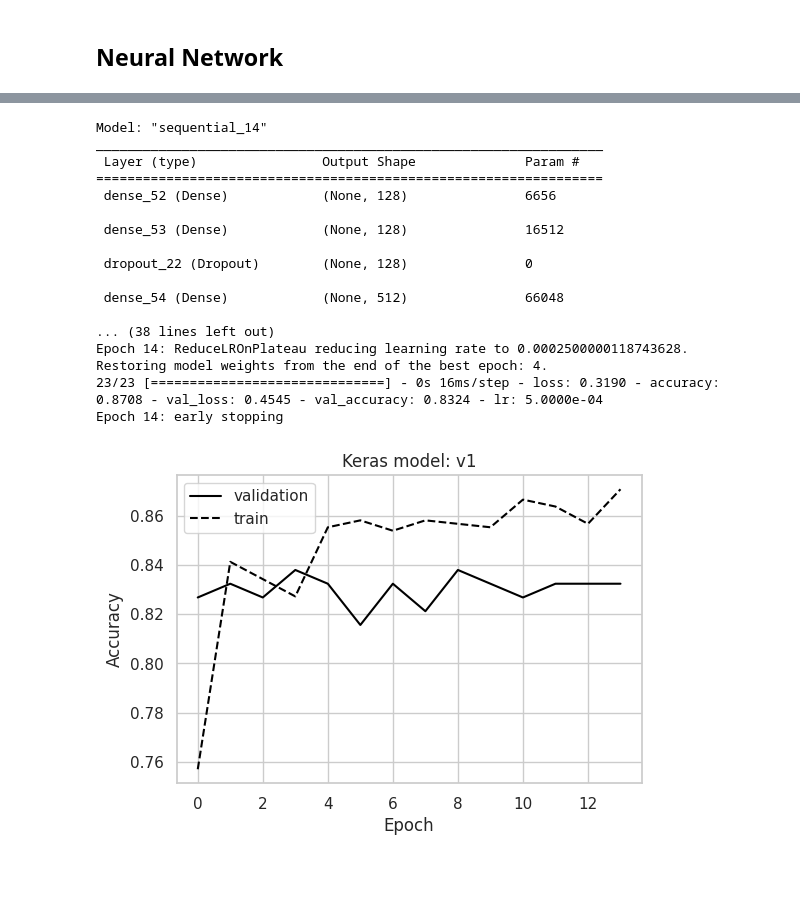
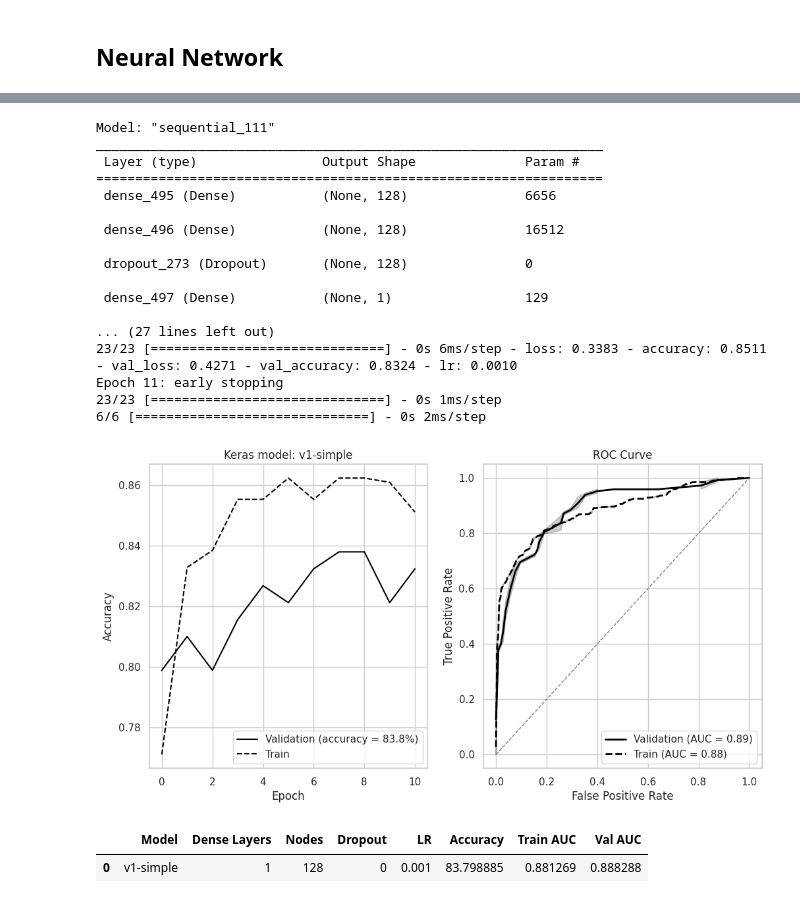
Before and after one commit to tommyarmstrong/Titanic, a Jupyter notebook: titanic_oct_2023.ipynb, the cells around one changed output, grey strips where cells are left out. Cells and saved outputs as stored; diff of their text form; code cells hidden in the pictures; blank space fills up the shorter version.

Commit message:
Completed models. Need to create predictions against test.

```diff
--- a/titanic_oct_2023.ipynb
+++ b/titanic_oct_2023.ipynb
@@ -405,7 +405,7 @@ Explore age against pclass.
 # %%
 # Boxplot for age against survived
 sns.set(style='whitegrid')
-fig, axes = plt.subplots(nrows=2, ncols=2, figsize=(16, 16))
+fig, axes = plt.subplots(nrows=2, ncols=2, figsize=(12, 12))
 
 # All ages
 sns.boxplot(x='survived', y='age', data=train, ax=axes[0,0])
@@ -1455,31 +1430,3 @@ def make_deep_model(input_shape, dense_layers=[], dropouts=[], learning_rate=0.0
                 metrics=['accuracy'])
 
   return(model)
-# %%
-def plot_accuracy(history, title):
-  """
-  Function to plot the accuracy of the model against validation data
-  _______________________________________________________
-    Parameters:
-      history (keras history)    : Keras history data from model training
-      title (string)             : Title to display with the plot
-  _______________________________________________________
-    Returns                    : Keras model
-
-  """
-  # Plot the accuracy against epochs for the train and validate data
-  plt.figure(figsize=(6, 4))
-
-  epochs = history.epoch
-  val = history.history['val_accuracy']
-  train = history.history['accuracy']
-
-  plt.plot(epochs, val, color='black', linestyle='solid', label='validation')
-  plt.plot(epochs, train, color='black', linestyle='dashed', label='train')
-
-  plt.title(title)
-  plt.xlabel('Epoch')
-  plt.ylabel('Accuracy')
-  plt.legend()
-  plt.savefig(f'{history}.png')
-  plt.show()
@@ -1601,2 +1614,4 @@ def execute_training(
 
   return(history, model)
+# %%
+nn_results = pd.DataFrame(columns=['Model', 'Dense Layers', 'Nodes', 'Dropout', 'LR', 'Accuracy', 'Train AUC', 'Val AUC'])
@@ -1603,42 +1624,49 @@ def execute_training(
 # %%
-model_ver = 'v1'
+# Set the model version
+model_ver = 'v1-simple'
 
 # Select callbacks
 callbacks = []
 #callbacks.append(set_checkpoint())
 callbacks.append(set_learning_rate_reduction())
 callbacks.append(set_early_stoping(patience=10))
 
+# Execute the training
 history, model = execute_training(
   X_train,
   y_train,
   X_val,
   y_val,
   model_ver=model_ver,
   plot_title=f'Keras model: {model_ver}',
-  dense_layers=[128, 512],
-  dropouts=[0.2, 0.2],
+  dense_layers=1,
+  num_nodes=128,
+  dropout=0,
   batch_size = 64,
   epochs = 20,
   learning_rate = 0.001,
   callbacks = callbacks
 )
+
+display(nn_results)
 # %% [output]
-Model: "sequential_14"
+Model: "sequential_111"
 _________________________________________________________________
  Layer (type)                Output Shape              Param #
 =================================================================
- dense_52 (Dense)            (None, 128)               6656
+ dense_495 (Dense)           (None, 128)               6656
 
- dense_53 (Dense)            (None, 128)               16512
+ dense_496 (Dense)           (None, 128)               16512
 
- dropout_22 (Dropout)        (None, 128)               0
+ dropout_273 (Dropout)       (None, 128)               0
 
- dense_54 (Dense)            (None, 512)               66048
+ dense_497 (Dense)           (None, 1)                 129
 
-... (38 lines left out)
-Epoch 14: ReduceLROnPlateau reducing learning rate to 0.0002500000118743628.
-Restoring model weights from the end of the best epoch: 4.
-23/23 [==============================] - 0s 16ms/step - loss: 0.3190 - accuracy: 0.8708 - val_loss: 0.4545 - val_accuracy: 0.8324 - lr: 5.0000e-04
-Epoch 14: early stopping
+... (27 lines left out)
+23/23 [==============================] - 0s 6ms/step - loss: 0.3383 - accuracy: 0.8511 - val_loss: 0.4271 - val_accuracy: 0.8324 - lr: 0.0010
+Epoch 11: early stopping
+23/23 [==============================] - 0s 1ms/step
+6/6 [==============================] - 0s 2ms/step
-[figure, old version]
+[figure, new version]
+|  | Model | Dense Layers | Nodes | Dropout | LR | Accuracy | Train AUC | Val AUC |
+| 0 | v1-simple | 1 | 128 | 0 | 0.001 | 83.798885 | 0.881269 | 0.888288 |
```
Also changed, not shown: parts of 48 cells of this notebook.
